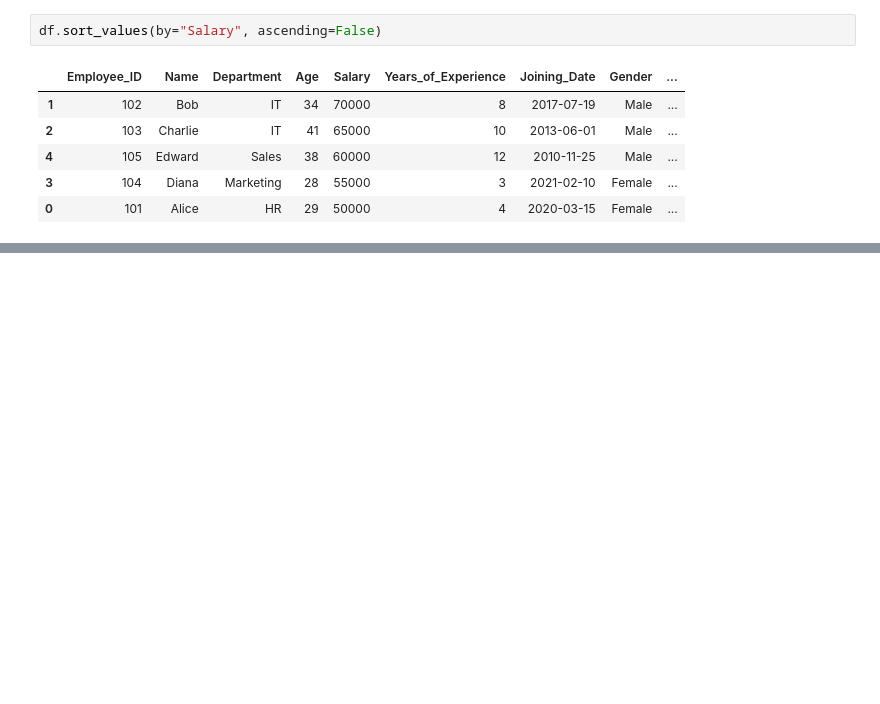
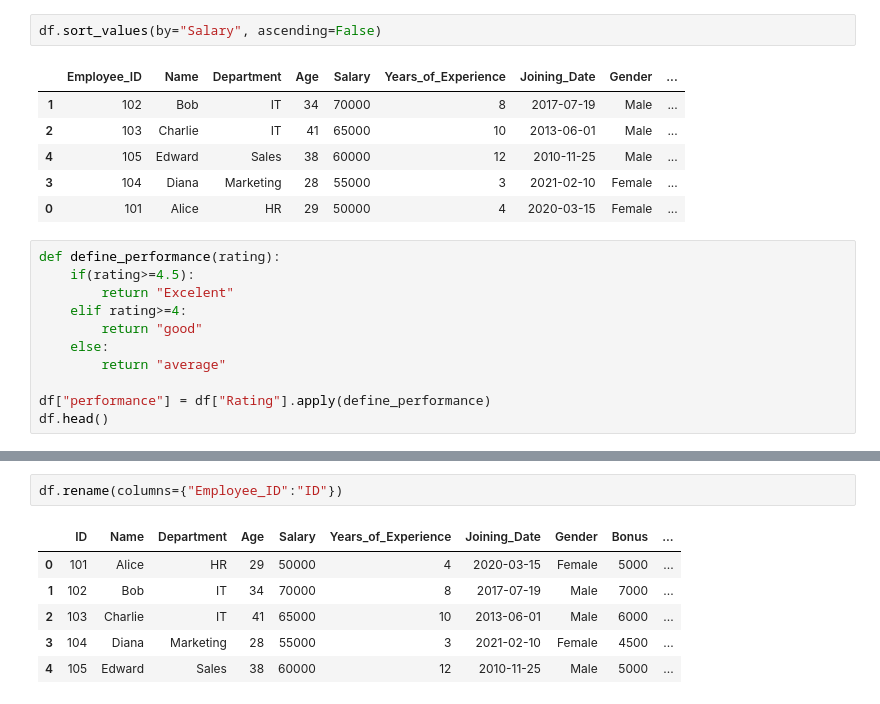
Before and after one commit to yash-agarwa-l/cognitive-assignments, a Jupyter notebook: assignment3/merged.ipynb, the cells around one changed output, grey strips where cells are left out. Saved outputs shown, nothing was run; the diff lists cells and outputs as text; blank space fills up the shorter version.

```diff
--- a/assignment3/merged.ipynb
+++ b/assignment3/merged.ipynb
@@ -189,3 +189,14 @@ df.sort_values(by="Salary", ascending=False)
 | 4 | 105 | Edward | Sales | 38 | 60000 | 12 | 2010-11-25 | Male | ... |
 | 3 | 104 | Diana | Marketing | 28 | 55000 | 3 | 2021-02-10 | Female | ... |
 | 0 | 101 | Alice | HR | 29 | 50000 | 4 | 2020-03-15 | Female | ... |
+# %%
+def define_performance(rating):
+    if(rating>=4.5):
+        return "Excelent"
+    elif rating>=4:
+        return "good"
+    else:
+        return "average"
+
+df["performance"] = df["Rating"].apply(define_performance)
+df.head()
@@ -191,0 +219,9 @@ df.sort_values(by="Salary", ascending=False)
+# %%
+df.rename(columns={"Employee_ID":"ID"})
+# %% [output]
+|  | ID | Name | Department | Age | Salary | Years_of_Experience | Joining_Date | Gender | Bonus | ... |
+| 0 | 101 | Alice | HR | 29 | 50000 | 4 | 2020-03-15 | Female | 5000 | ... |
+| 1 | 102 | Bob | IT | 34 | 70000 | 8 | 2017-07-19 | Male | 7000 | ... |
+| 2 | 103 | Charlie | IT | 41 | 65000 | 10 | 2013-06-01 | Male | 6000 | ... |
+| 3 | 104 | Diana | Marketing | 28 | 55000 | 3 | 2021-02-10 | Female | 4500 | ... |
+| 4 | 105 | Edward | Sales | 38 | 60000 | 12 | 2010-11-25 | Male | 5000 | ... |
```
Also changed, not shown: parts of 5 cells of this notebook.
